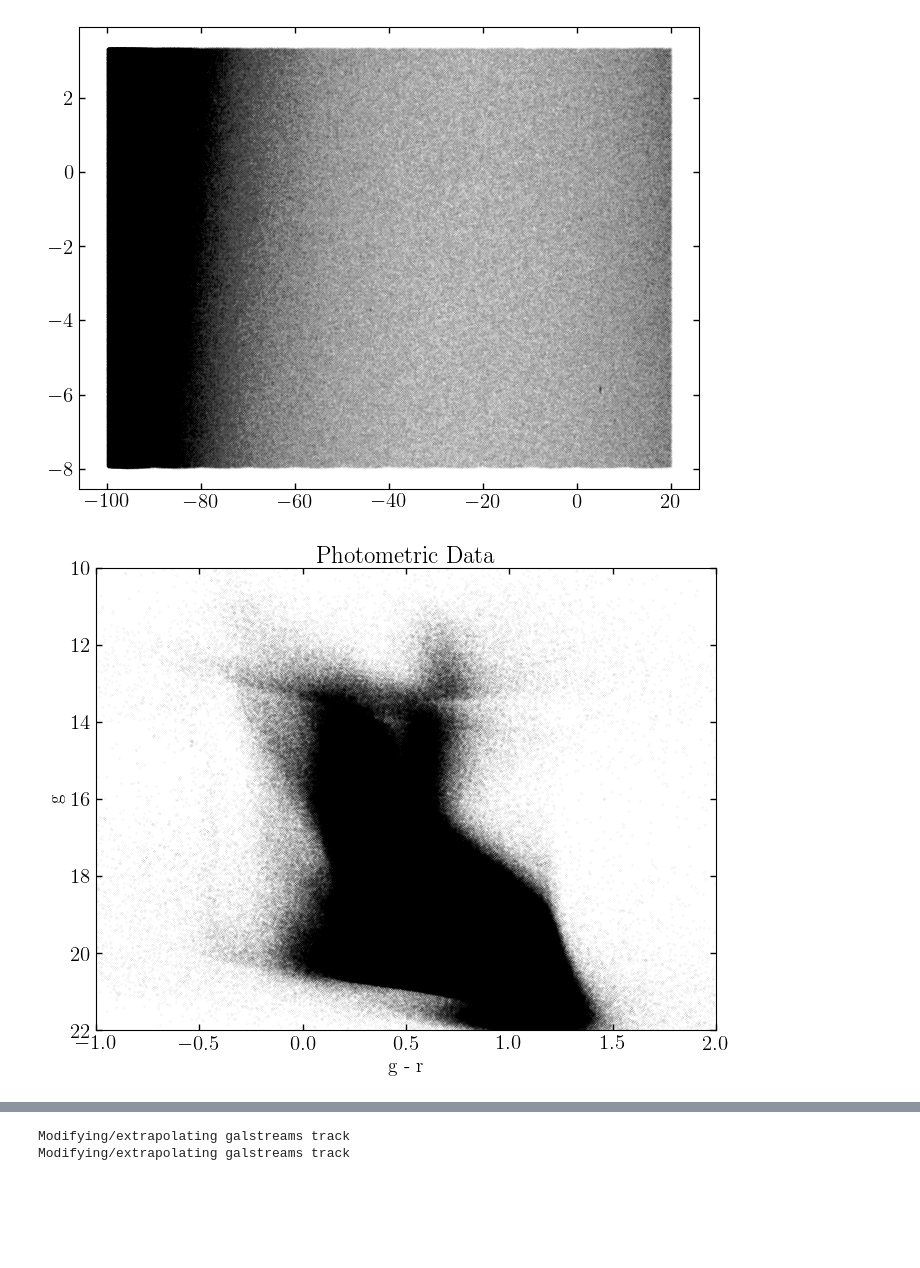
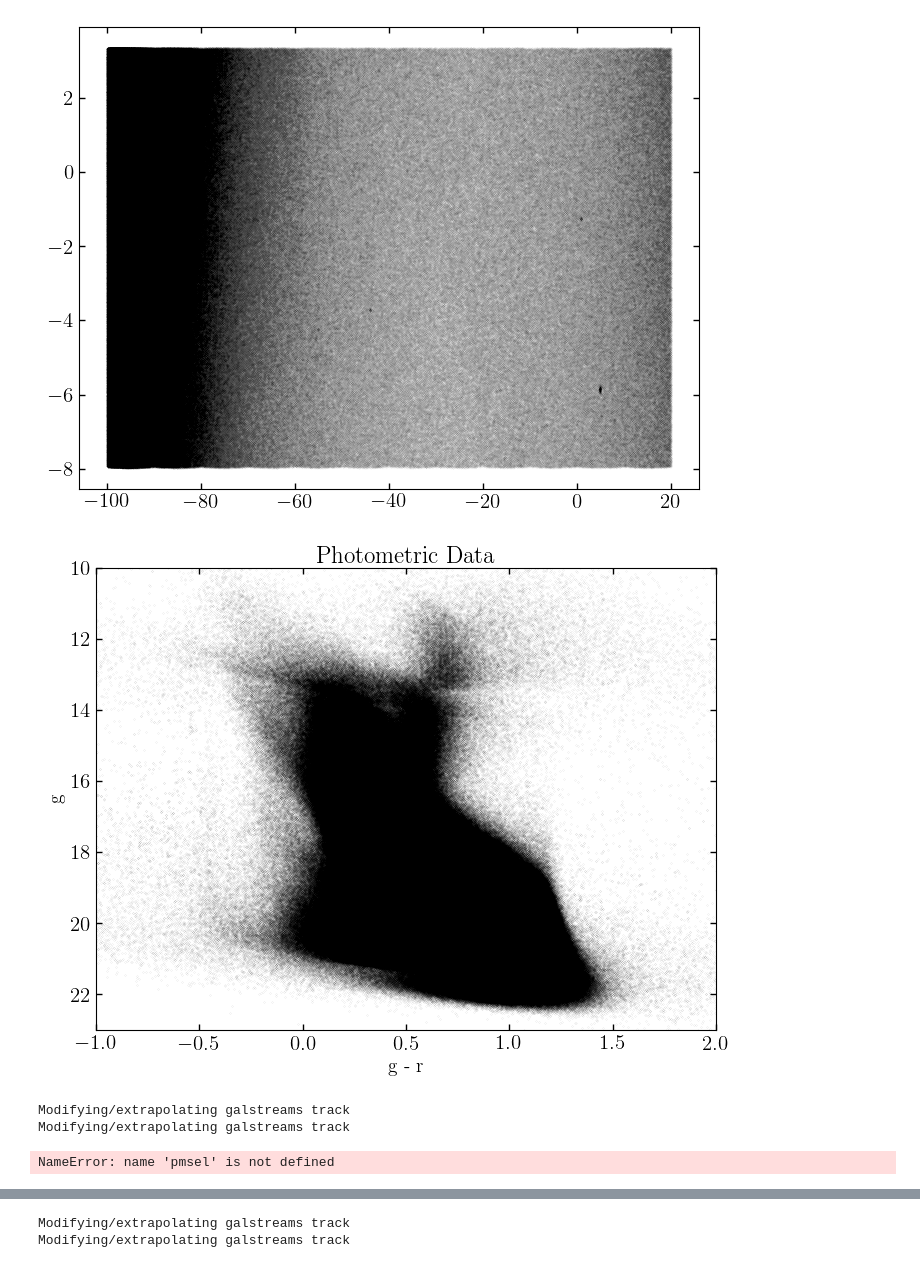
Before and after one commit to ktavangar/gd1-dr3, a Jupyter notebook: notebooks/Photometric-Modeling-Pipeline/generating_data.ipynb, the cells around one changed output, grey strips where cells are left out. Cells and saved outputs as stored; diff of their text form; code cells hidden in the pictures; blank space fills up the shorter version.

```diff
--- a/notebooks/Photometric-Modeling-Pipeline/generating_data.ipynb
+++ b/notebooks/Photometric-Modeling-Pipeline/generating_data.ipynb
@@ -25,5 +30,35 @@ p = phot.PS1Phot(f'/Users/Tavangar/Work/CATS_Workshop/data/PS1DR2-{name}_xm.fits
 gs = mws[ms_name]
 # %% [output]
 Initializing galstreams library from master_log...
+# %%
+stream_fr = gs.stream_frame
+
+track = gs.track.transform_to(stream_fr)
+if np.all(track.distance.value == 0):
+    raise ValueError(
+        "A distance track is required: this stream has no distance information in "
+        "the galstreams track."
+    )
+
+# interpolator to get predicted distance from phi1
+dist_interp = scipy.interpolate.InterpolatedUnivariateSpline(
+    track.phi1.degree, track.distance.value, k=1
+)
+
+# get stream coordinates for all stars, and reflex correct with predicted distance
+_c_tmp = g.get_skycoord(distance=False).transform_to(stream_fr)
+c = g.get_skycoord(
+    distance=dist_interp(_c_tmp.phi1.degree) * track.distance.unit,
+    radial_velocity=0 * u.km / u.s,
+)
+c_stream = c.transform_to(stream_fr)
+c_stream_refl = gc.reflex_correct(c_stream)
+
+# start building the final joined table
+gaia_data = g.data.copy()
+for name in ["phi1", "phi2", "pm_phi1_cosphi2", "pm_phi2"]:
+    gaia_data[name] = getattr(c_stream_refl, name)
+    if name not in ["phi1", "phi2"]:
+        gaia_data[f"{name}_unrefl"] = getattr(c_stream, name)
 # %%
-p.data
+joined = at.join(gaia_data, p.data, keys="source_id")
@@ -50,4 +64,0 @@ Table length=6462677
-# %%
-from dustmaps.config import config
-config['data_dir'] = '/Users/Tavangar/Work/CATS_workshop/cats/data'
-joined = make_astro_photo_joined_data(g, p, gs)
@@ -73,11 +77,39 @@ plt.show()
 # %% [output]
 [figure]
 # %%
-plt.scatter(data['g0'] - data['r0'], data['g0'], s=0.001)
+plt.scatter(joined['g0'] - joined['r0'], joined['g0'], s=0.001)
 plt.xlabel('g - r')
 plt.ylabel('g')
 plt.title('Photometric Data')
-plt.xlim(-1, 2); plt.ylim(22, 10)
+plt.xlim(-1, 2); plt.ylim(23, 10)
 plt.show()
 # %% [output]
-[figure, old version]
+[figure, new version]
+# %%
+phi1_lim = (-100, 20)
+
+on_stream_outline = Pawprint.pawprint_from_galstreams(
+        stream_name = "GD-1",
+        pawprint_ID = "pricewhelan2018",
+        width=2.0 * u.deg,
+        phi1_lim=phi1_lim)
+
+on_stream_patch = mpl.patches.Polygon(
+    on_stream_outline.skyprint["stream"].vertices[::50],
+)
+
+on_points = np.vstack((joined['phi1'], joined['phi2'])).T
+on_mask = on_stream_patch.get_path().contains_points(on_points)
+off_mask = ~on_mask
+
+_, pm_mask = rough_pm_poly(on_stream_outline, joined, buffer=2)
+bkg_tbl = joined[pm_mask & off_mask]
+# %% [output]
+Modifying/extrapolating galstreams track
+Modifying/extrapolating galstreams track
+# %%
+run_data_ = joined[pm_mask]
+bkg_data_ = joined[pm_mask & off_mask]
+# stream_data_ = joined[pmsel.pm12_mask & (iso_mask | hb_mask) & on_mask]
+# %% [output]
+NameError: name 'pmsel' is not defined
```
Also changed, not shown: parts of 21 cells of this notebook, 4 other files.
